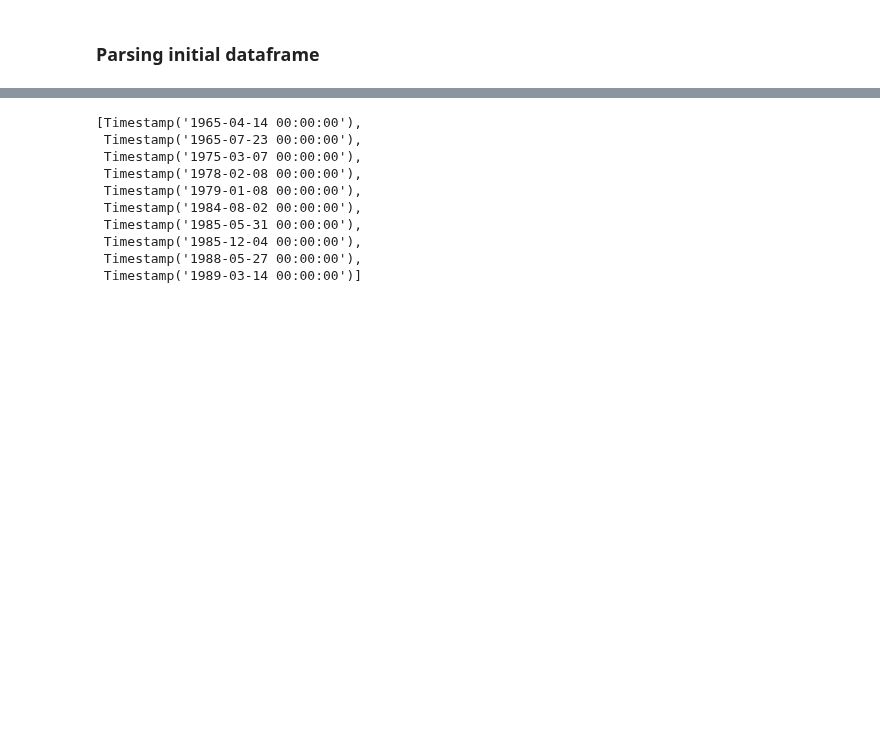
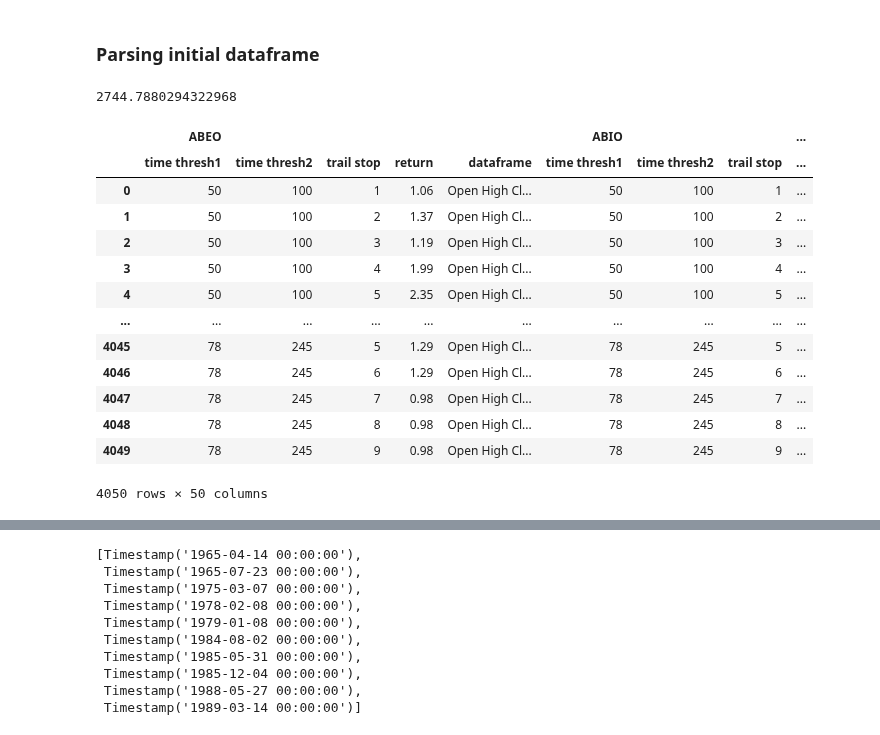
Before and after one commit to Idanq1/Stocks-Strategies, a Jupyter notebook: 52 week/Back testing.ipynb, the cells around one changed output, grey strips where cells are left out. Drawn from its saved outputs; the diff is of its cells as text; code cells hidden in the pictures; blank space fills up the shorter version.

```diff
--- a/52 week/Back testing.ipynb
+++ b/52 week/Back testing.ipynb
@@ -60,7 +60,7 @@ def parse_data(data):
             df.loc[df.index[i], 'doh'] = df["doh"][i-1]
     return df
 # %%
-def strategy(parsed_data, t_tresh1=75, t_thresh2=200):
+def strategy(parsed_data, t_tresh1=75, t_thresh2=200, trail_stop=5):
     df = parsed_data.copy()
 
     time_thresh1 = timedelta(days=t_tresh1)  # Hit the high between 120 and 200 days ago (3 - 7 months)
@@ -72,10 +72,23 @@ def strategy(parsed_data, t_tresh1=75, t_thresh2=200):
 
     df.loc[(buy_cond & buy_cond2), "Strategy"] = 1
 
+    #Devide to a lot of dataframes
+    df["Group"] = (df["Strategy"] == 1).cumsum()
+    trades_df = {grp: df_grp for grp, df_grp in df.groupby("Group")}
+    conc_tmp_df = pd.DataFrame()
+
+    for key, tmp_df in trades_df.items():
+        tmp_df["trade_high"] = tmp_df["High"].cummax()
+        sell_cond = (((tmp_df["trade_high"] - tmp_df["Close"]) / tmp_df["trade_high"]) * 100) > trail_stop
+        tmp_df.loc[sell_cond, "Strategy"] = -1
+        conc_tmp_df = pd.concat([conc_tmp_df, tmp_df])
+    # df = pd.concat(dfs.values())
+    df = conc_tmp_df.copy()
+    df.drop('Group', axis=1, inplace=True)
     # Sell cond- sell after 3 days, just for testing because I don't know yet how I should do it
     # sell_cond = ((df["Close"] - df["Close"].shift(2)) / df["Close"].shift(2)) * 100  # Sell if the percent 2 days ago gone down 3%
-    sell_cond = df["Strategy"].shift(3) == 1
-    df.loc[sell_cond, "Strategy"] = -1
+    # sell_cond = df["Strategy"].shift(3) == 1
+    # df.loc[sell_cond, "Strategy"] = -1
 
     # Position
     df.loc[df['Strategy'].shift() == 1, 'pos'] = 1
@@ -122,5 +122,57 @@ def sim(df1):
 
     return df
+# %%
+def optimizer(ticker, time_thresh1, time_thresh2, trail_stop):
+
+    data = get_data(ticker)
+    parsed = parse_data(data)
+    i = 0
+    results = pd.DataFrame(columns=["time thresh1", "time thresh2", "trail stop", "return", "dataframe"])
+    for tt1 in time_thresh1:
+        for tt2 in time_thresh2:
+            for trs in trail_stop:
+                strat_df = strategy(parsed, tt1, tt2, trs)
+                res = sim(strat_df)
+                retrn = res["sReturn"][-1]
+                new_row = pd.DataFrame({"time thresh1": [tt1], "time thresh2": [tt2], "trail stop": [trs], "return": [retrn], "dataframe": [res]})
+                results = pd.concat([results, new_row], ignore_index=True)
+    return results
+
+
+time_thresh1 = range(50, 80, 2)
+time_thresh2 = range(100, 250, 5)
+trail_stop = range(1, 10, 1)
+# time_thresh1 = range(70, 80, 5)
+# time_thresh2 = range(100, 200, 60)
+# trail_stop = range(1, 10, 2)
+tickers = ["ABEO", "ABIO", "ABVC", "ACHV", "ACER", "ACST", "AAIC", "ACRX", "ACOR", "ACET"]
+
+s = time.time()
+mult_opt = pd.DataFrame()
+for ticker in tickers:
+    opt = optimizer(ticker, time_thresh1, time_thresh2, trail_stop)
+    # opt = opt.add_prefix(f"{ticker}_")
+    opt.columns = pd.MultiIndex.from_product([[ticker], opt.columns])
+    mult_opt = pd.concat([mult_opt, opt], axis=1, ignore_index=False)
+
+print(time.time() - s)
+mult_opt
+# %% [output]
+2744.7880294322968
+|  | ABEO |  |  |  |  | ABIO |  |  | ... |
+|  | time thresh1 | time thresh2 | trail stop | return | dataframe | time thresh1 | time thresh2 | trail stop | ... |
+| 0 | 50 | 100 | 1 | 1.06 | Open High Cl... | 50 | 100 | 1 | ... |
+| 1 | 50 | 100 | 2 | 1.37 | Open High Cl... | 50 | 100 | 2 | ... |
+| 2 | 50 | 100 | 3 | 1.19 | Open High Cl... | 50 | 100 | 3 | ... |
+| 3 | 50 | 100 | 4 | 1.99 | Open High Cl... | 50 | 100 | 4 | ... |
+| 4 | 50 | 100 | 5 | 2.35 | Open High Cl... | 50 | 100 | 5 | ... |
+| ... | ... | ... | ... | ... | ... | ... | ... | ... | ... |
+| 4045 | 78 | 245 | 5 | 1.29 | Open High Cl... | 78 | 245 | 5 | ... |
+| 4046 | 78 | 245 | 6 | 1.29 | Open High Cl... | 78 | 245 | 6 | ... |
+| 4047 | 78 | 245 | 7 | 0.98 | Open High Cl... | 78 | 245 | 7 | ... |
+| 4048 | 78 | 245 | 8 | 0.98 | Open High Cl... | 78 | 245 | 8 | ... |
+| 4049 | 78 | 245 | 9 | 0.98 | Open High Cl... | 78 | 245 | 9 | ... |
+4050 rows × 50 columns
 # %%
 df = parse_data(data_cop)
 df = strategy(df)
```
Also changed, not shown: parts of 11 cells of this notebook, 2 other files.
